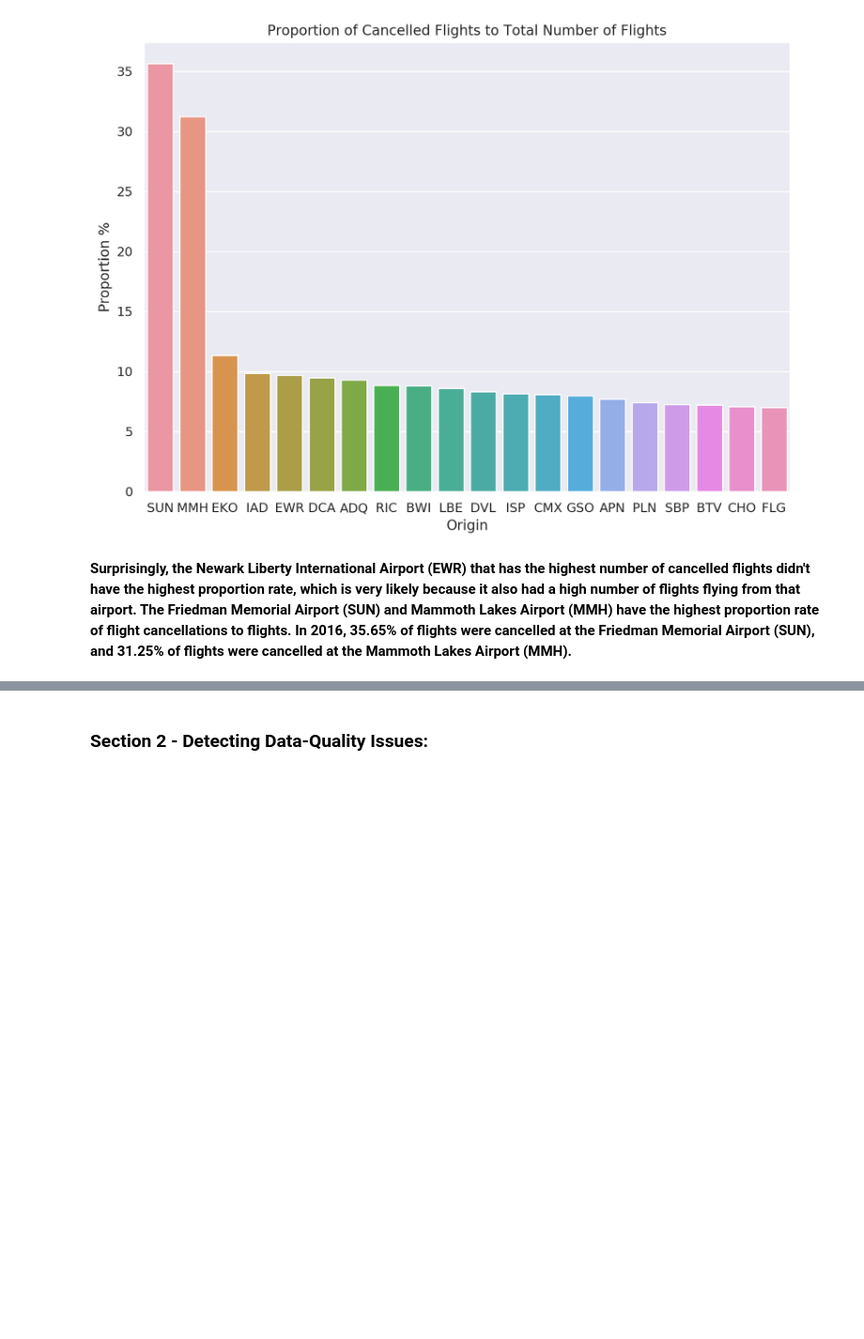
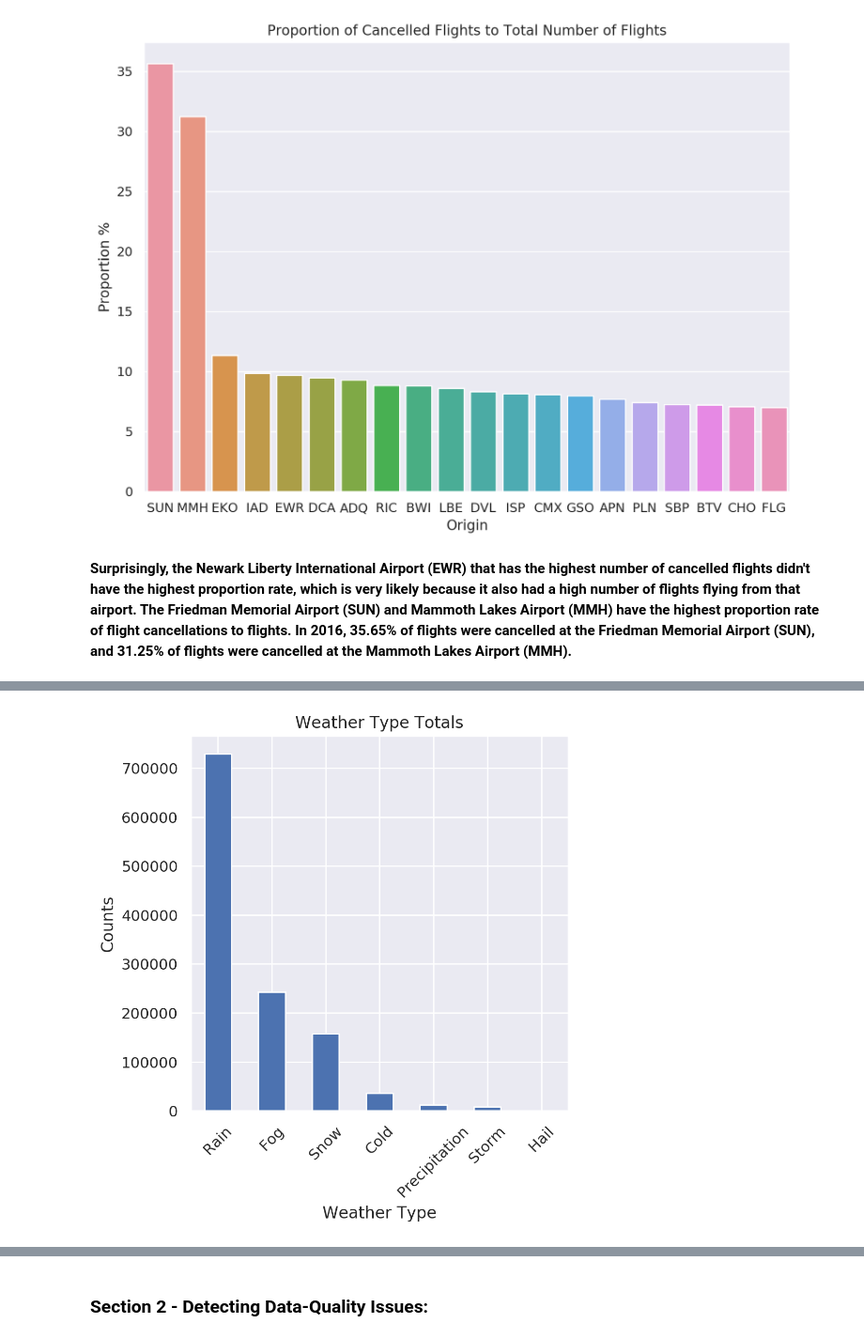
Before and after one commit to fausa/ADS508, a Jupyter notebook: FinalProject_Team5.ipynb, the cells around one changed output, grey strips where cells are left out. Shown at 94% size. Cells and saved outputs as stored; diff of their text form; code cells hidden in the pictures; blank space fills up the shorter version.

Commit message:
Update FinalProject_Team5.ipynb
Added my EDA updates

```diff
--- a/FinalProject_Team5.ipynb
+++ b/FinalProject_Team5.ipynb
@@ -638,0 +682,3 @@ Text(0.5, 1.0, 'Proportion of Cancelled Flights to Total Number of Flights')
+# %%
+weather_df= pd.read_csv("s3://sagemaker-us-east-1-993410942383/content-project/airline_data/WeatherUS_2016/WeatherUS_2016.csv")
+weather_df.head()
@@ -638,0 +692,12 @@ Text(0.5, 1.0, 'Proportion of Cancelled Flights to Total Number of Flights')
+# %%
+weather_df.rename(columns={'StartTime(UTC)':'StartTime'}, inplace=True)
+weather_df.rename(columns={'EndTime(UTC)':'EndTime'}, inplace=True)
+# %%
+weather_df['Type'].value_counts().plot(kind='bar')
+plt.title('Weather Type Totals')
+plt.xlabel('Weather Type')
+plt.xticks(rotation=45)
+plt.ylabel('Counts')
+plt.show()
+# %% [output]
+[figure, added]
```
Also changed, not shown: parts of 18 cells of this notebook.
